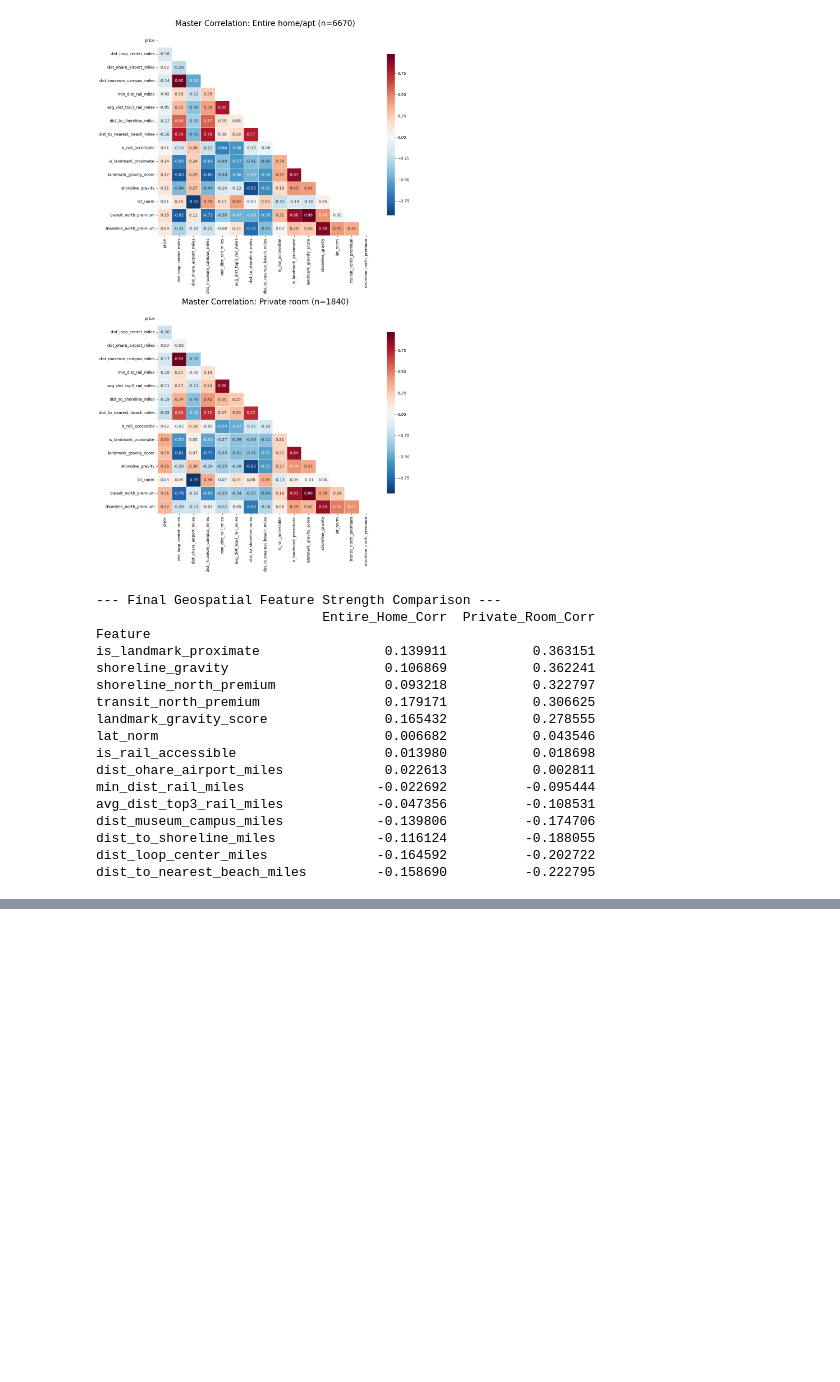
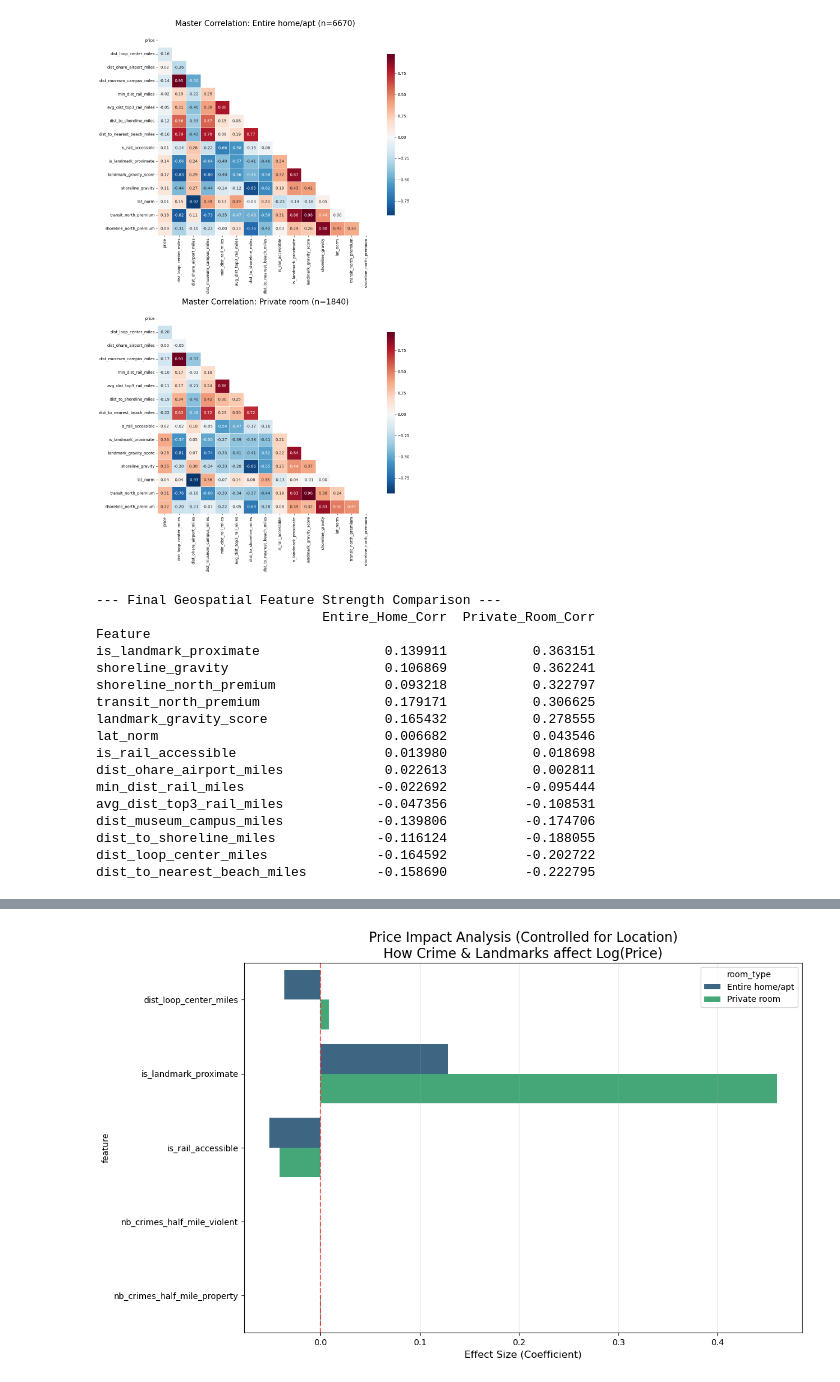
Before and after one commit to RyanChenJung/Airbnb-Renting-Optimizer, a Jupyter notebook: notebooks/ryan/Geospatial_Engineering_v2.ipynb, the cells around one changed output, grey strips where cells are left out. Drawn from its saved outputs; the diff is of its cells as text; code cells hidden in the pictures; blank space fills up the shorter version.

```diff
--- a/notebooks/Geospatial_Engineering_v2.ipynb
+++ b/notebooks/ryan/Geospatial_Engineering_v2.ipynb
@@ -703,0 +1076,82 @@ dist_to_nearest_beach_miles         -0.158690          -0.222795
+# %%
+import statsmodels.api as sm
+import pandas as pd
+import numpy as np
+import matplotlib.pyplot as plt
+import seaborn as sns
+
+### Step 5 (Revised): Data Cleaning & Robust Regression
+
+def run_clean_regression(df, room_type):
+    print(f"\n=== Cleaning & Running Regression: {room_type} ===")
+
+    # 1. Define the features we need
+    features = [
+        'dist_loop_center_miles',
+        'is_landmark_proximate',
+        'is_rail_accessible',
+        'nb_crimes_half_mile_violent',
+        'nb_crimes_half_mile_property'
+    ]
+    target = 'price'
+
+    # 2. Filter subset and DROP MISSING VALUES
+    # This ensures no NaN values enter the OLS model
+    subset = df[df['room_type'] == room_type].copy()
+    initial_len = len(subset)
+    subset = subset.dropna(subset=features + [target])
+
+    print(f"Dropped {initial_len - len(subset)} rows with missing values.")
+
+    if len(subset) < 10:
+        print("❌ Not enough data points after cleaning.")
+        return None
+
+    # 3. Prepare Variables
+    y = np.log1p(subset[target])
+    X = subset[features]
+    X = sm.add_constant(X)
+
+    # 4. Fit OLS with missing='drop' just in case
+    model = sm.OLS(y, X, missing='drop').fit()
+
+    return model
+
+# Run the refined models
+model_entire = run_clean_regression(listings_cleaned, 'Entire home/apt')
+model_private = run_clean_regression(listings_cleaned, 'Private room')
+
+### Step 6 (Revised): Robust Coefficient Plotting
+def plot_coefficients_fixed(models, labels):
+    coef_df = pd.DataFrame()
+
+    for model, label in zip(models, labels):
+        if model is None: continue
+
+        # Extract coefs and std errors
+        temp_df = pd.DataFrame({
+            'feature': model.params.index[1:],
+            'coef': model.params.values[1:],
+            'error': model.bse.values[1:],
+            'room_type': label
+        })
+        coef_df = pd.concat([coef_df, temp_df])
+
+    if coef_df.empty:
+        print("❌ No valid coefficients to plot.")
+        return
+
+    plt.figure(figsize=(12, 8))
+    # Using error bars to show confidence intervals
+    sns.barplot(data=coef_df, x='coef', y='feature', hue='room_type', palette='viridis')
+
+    # Add error bars manually if needed, or just use barplot's natural visualization
+    plt.axvline(0, color='red', linestyle='--', alpha=0.6)
+    plt.title("Price Impact Analysis (Controlled for Location)\nHow Crime & Landmarks affect Log(Price)", fontsize=16)
+    plt.xlabel("Effect Size (Coefficient)", fontsize=12)
+    plt.grid(True, axis='x', alpha=0.3)
+    plt.show()
+
+# Run the plot
+plot_coefficients_fixed([model_entire, model_private], ['Entire home/apt', 'Private room'])
+# %% [output]
@@ -703,0 +1163 @@ dist_to_nearest_beach_miles         -0.158690          -0.222795
+[figure, added]
```
Also changed, not shown: parts of 27 cells of this notebook, 5 other files.
